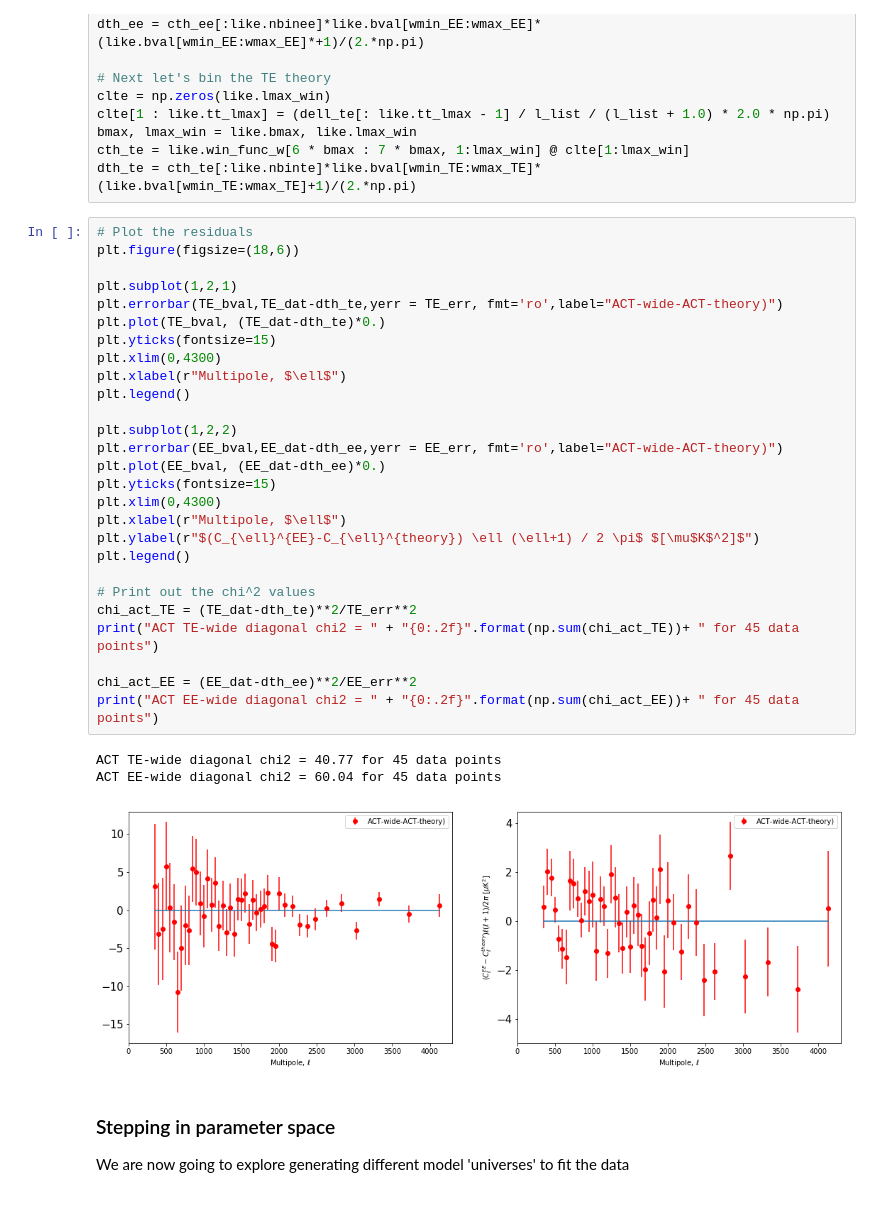
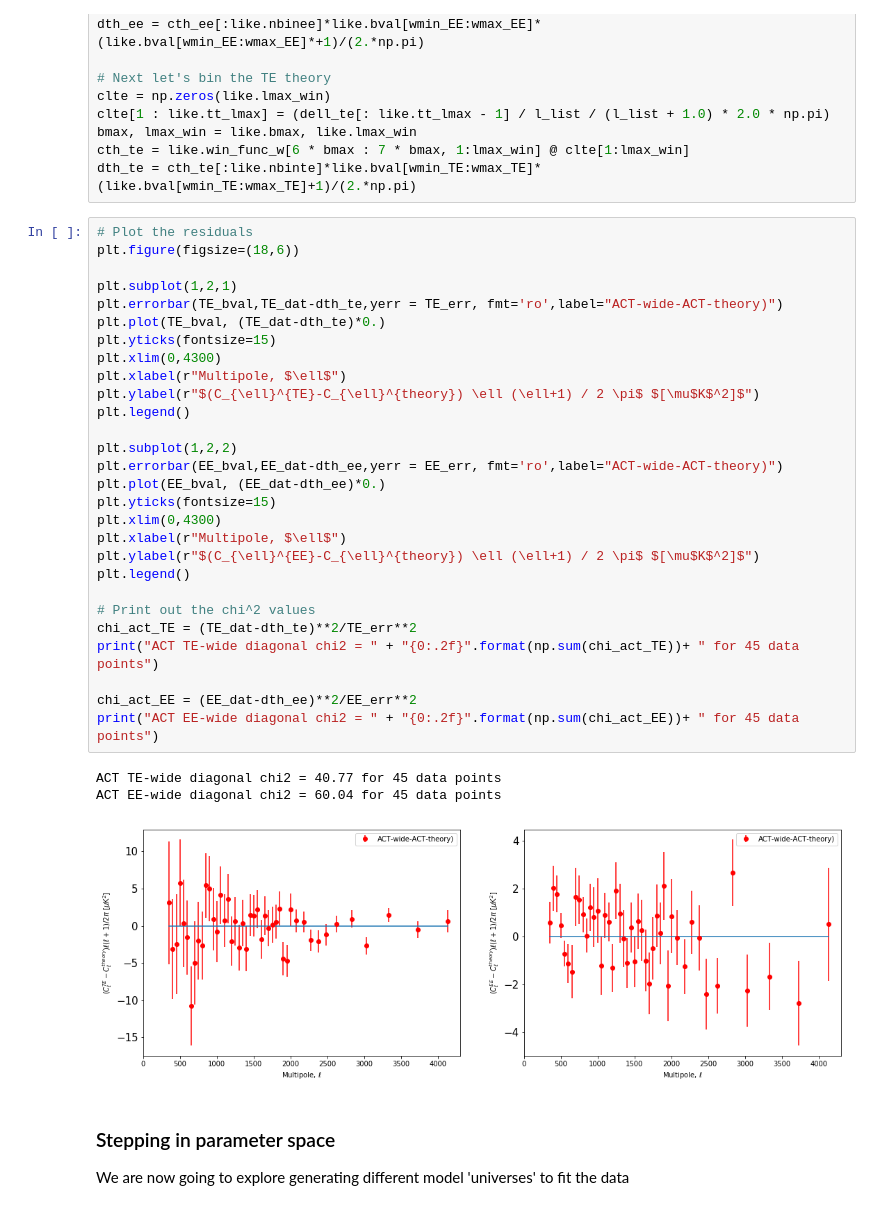
Before and after one commit to jeffmcm1977/CMBAnalysis_SummerSchool, a Jupyter notebook: CMB_ACT_Likelihood.ipynb, the cells around one changed output. Cells and saved outputs as stored; diff of their text form.

```diff
--- a/CMB_ACT_Likelihood.ipynb
+++ b/CMB_ACT_Likelihood.ipynb
@@ -343,34 +345,35 @@ dth_te = cth_te[:like.nbinte]*like.bval[wmin_TE:wmax_TE]*(like.bval[wmin_TE:wmax
 # %%
 # Plot the residuals
 plt.figure(figsize=(18,6))
 
 plt.subplot(1,2,1)
 plt.errorbar(TE_bval,TE_dat-dth_te,yerr = TE_err, fmt='ro',label="ACT-wide-ACT-theory)")
 plt.plot(TE_bval, (TE_dat-dth_te)*0.)
 plt.yticks(fontsize=15)
 plt.xlim(0,4300)
 plt.xlabel(r"Multipole, $\ell$")
+plt.ylabel(r"$(C_{\ell}^{TE}-C_{\ell}^{theory}) \ell (\ell+1) / 2 \pi$ $[\mu$K$^2]$")
 plt.legend()
 
 plt.subplot(1,2,2)
 plt.errorbar(EE_bval,EE_dat-dth_ee,yerr = EE_err, fmt='ro',label="ACT-wide-ACT-theory)")
 plt.plot(EE_bval, (EE_dat-dth_ee)*0.)
 plt.yticks(fontsize=15)
 plt.xlim(0,4300)
 plt.xlabel(r"Multipole, $\ell$")
 plt.ylabel(r"$(C_{\ell}^{EE}-C_{\ell}^{theory}) \ell (\ell+1) / 2 \pi$ $[\mu$K$^2]$")
 plt.legend()
 
 # Print out the chi^2 values
 chi_act_TE = (TE_dat-dth_te)**2/TE_err**2
 print("ACT TE-wide diagonal chi2 = " + "{0:.2f}".format(np.sum(chi_act_TE))+ " for 45 data points")
 
 chi_act_EE = (EE_dat-dth_ee)**2/EE_err**2
 print("ACT EE-wide diagonal chi2 = " + "{0:.2f}".format(np.sum(chi_act_EE))+ " for 45 data points")
 # %% [output]
 ACT TE-wide diagonal chi2 = 40.77 for 45 data points
 ACT EE-wide diagonal chi2 = 60.04 for 45 data points
-[figure, old version]
+[figure, new version]
 # %% [markdown]
 ### Stepping in parameter space
 We are now going to explore generating different model 'universes' to fit the data
```
Also changed, not shown: parts of 18 cells of this notebook.
